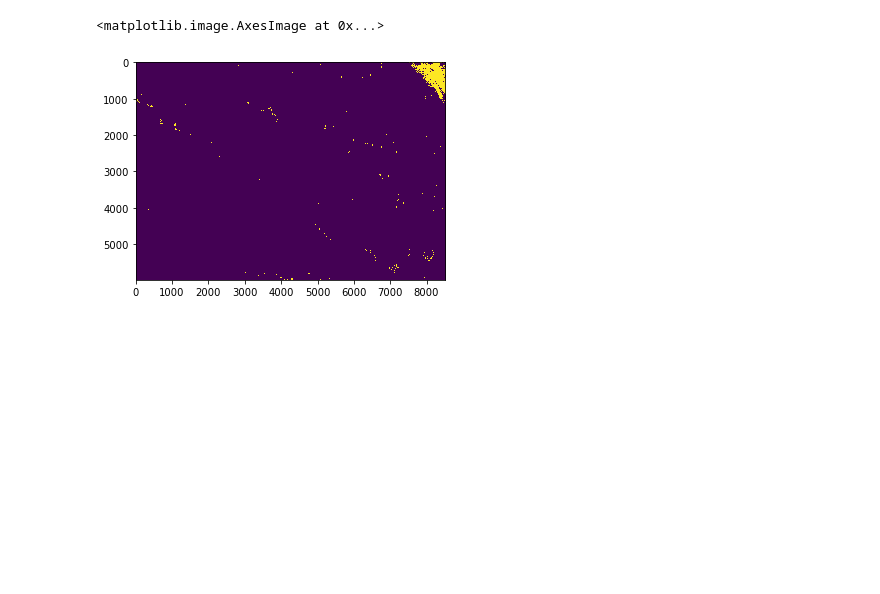
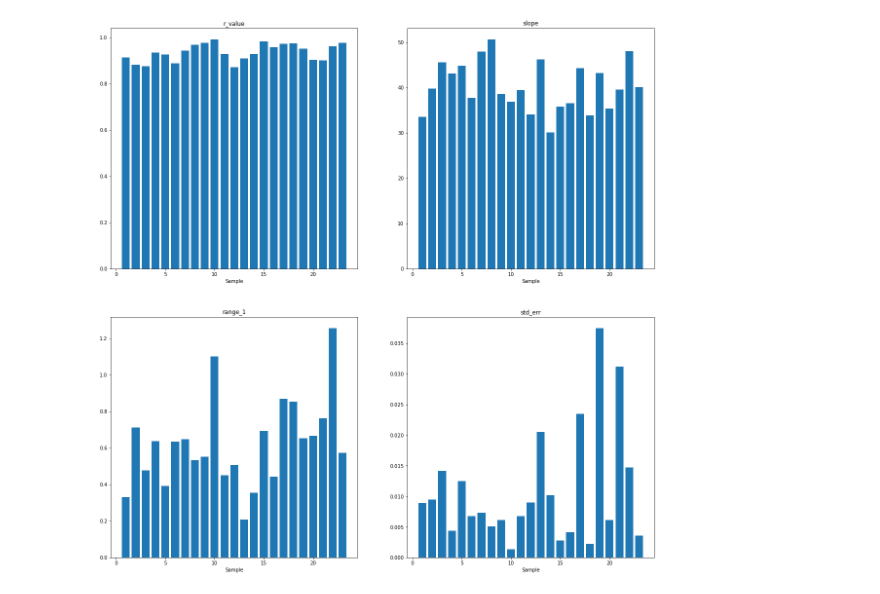
Before and after one commit to Seam8/SDB_Projects, a Jupyter notebook: Poe/Scripts/GetDII.ipynb, the cells around one changed output. Cells and saved outputs as stored; diff of their text form; code cells hidden in the pictures; blank space fills up the shorter version.

```diff
--- a/Poe/Scripts/GetDII.ipynb
+++ b/Poe/Scripts/GetDII.ipynb
@@ -95,5 +107,10 @@ for i, ax in enumerate(fig.axes):
-# %%
-plt.imshow(X[:,:,1]<0)
-# %% [output]
-<matplotlib.image.AxesImage at 0x...>
-[figure, removed]
+# %%
+fig, axes = plt.subplots(2,2, figsize=(20, 20))
+order = [2, 0, 5, 4]
+
+for i, ax in enumerate(fig.axes):
+    ax.bar(np.arange(1,24), [classes_attributes[j][order[i]] for j in range(1,24)])
+    ax.set_title(classes_attributes['names'][order[i]])
+    ax.set_xlabel('Sample')
+# %% [output]
+[figure, added]
```
Also changed, not shown: parts of 9 cells of this notebook, 15 other files.
